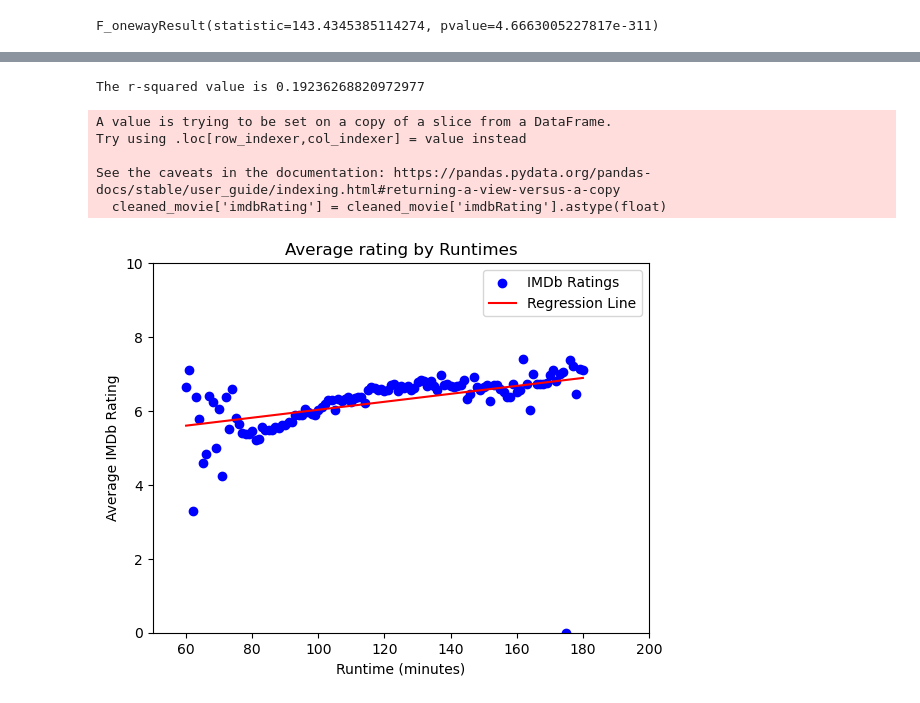
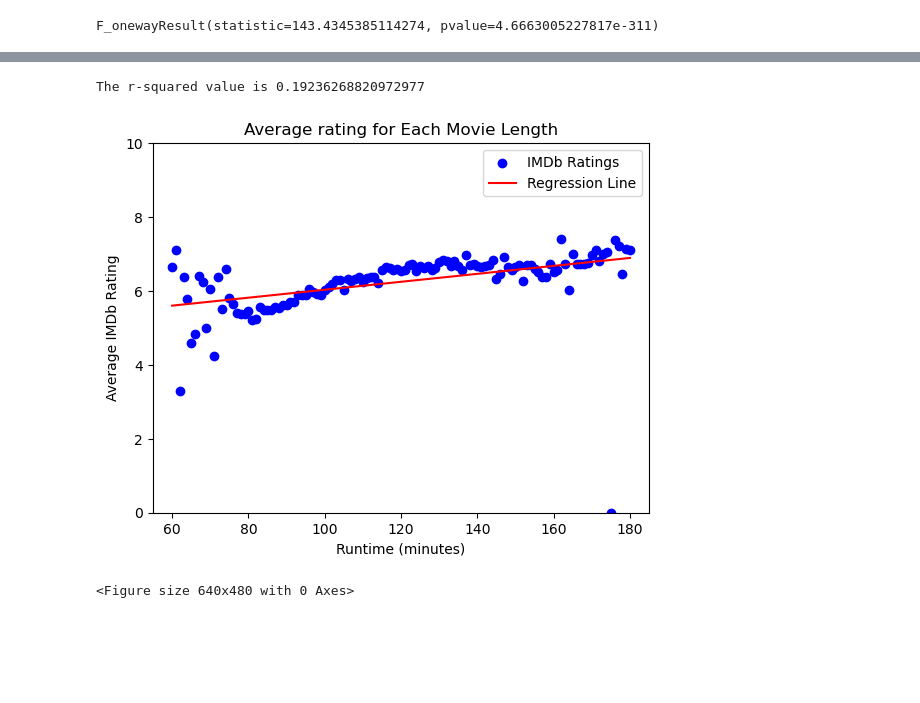
Before and after one commit to donoh160/project1_movieratings, a Jupyter notebook: zach_code.ipynb, the cells around one changed output, grey strips where cells are left out. Saved outputs shown, nothing was run; the diff lists cells and outputs as text; code cells hidden in the pictures; blank space fills up the shorter version.

```diff
--- a/zach_code.ipynb
+++ b/zach_code.ipynb
@@ -496,45 +303,49 @@ plt.show()
 # %%
+#set minute lists for range of runtimes
 min_list = [i for i in range(60,181)]
-min_list
-cleaned_movie['imdbRating'] = cleaned_movie['imdbRating'].astype(float)
+
+#set lists to track runtime and average scores for each run time
 avg_runtime_list = []
 avg_scores_list = []
-
+# For loop to pull the average score for each runtime
 for i in range(60, 181):
     avg_scores = cleaned_movie.loc[(cleaned_movie['Runtime'] == i), 'imdbRating'].mean()
 
-    # Append the runtime
+    # Append runtime to list
     avg_runtime_list.append(i)
 
     # Check if avg_scores is NaN before appending
     if pd.isna(avg_scores):
-        avg_scores_list.append(0)  # or you can choose to append another value or skip
+        avg_scores_list.append(0)
     else:
-        avg_scores_list.append(avg_scores)  # Append the average score
-
-# Now use avg_runtime_list and avg_scores_list for the regression
+        avg_scores_list.append(avg_scores) # Append the average score
+# Assign Runtime to X value and scores to Y value for linear regression
 x_values = avg_runtime_list
 y_values = avg_scores_list
 
+#Create linear regression formula
 (slope, intercept, r_value, p_value, std_err) = linregress(x_values, y_values)
-regress_values = [slope * x + intercept for x in x_values]  # Calculate regression values
 
+#Calculate regresion values
+regress_values = [slope * x + intercept for x in x_values]
+
+#Create scatter plot and linear regression line
 plt.scatter(x_values, y_values, color='blue', label="IMDb Ratings")
 plt.plot(x_values, regress_values, color='red', label='Regression Line')
+
+#Format Scatter plot
 plt.xlabel('Runtime (minutes)')
 plt.ylabel('Average IMDb Rating')
-plt.title('Average rating by Runtimes')
+plt.title('Average rating for Each Movie Length')
 plt.ylim(0, 10)
-plt.xlim(50, 200)
+plt.xlim(55, 185)
+#Calculate and print R squared valued
 print(f"The r-squared value is {r_value**2}")
-line_eq = f"y = {round(slope, 2)}x + {round(intercept, 2)}"
+#plot graph
 plt.legend()
 plt.show()
+plt.savefig("zach_images/linear_regression_runtime.png")
 # %% [output]
 The r-squared value is 0.19236268820972977
+[figure, new version]
-A value is trying to be set on a copy of a slice from a DataFrame.
-Try using .loc[row_indexer,col_indexer] = value instead
-
-See the caveats in the documentation: https://pandas.pydata.org/pandas-docs/stable/user_guide/indexing.html#returning-a-view-versus-a-copy
-  cleaned_movie['imdbRating'] = cleaned_movie['imdbRating'].astype(float)
+<Figure size 640x480 with 0 Axes>
-[figure, old version]
```
Also changed, not shown: parts of 25 cells of this notebook.
